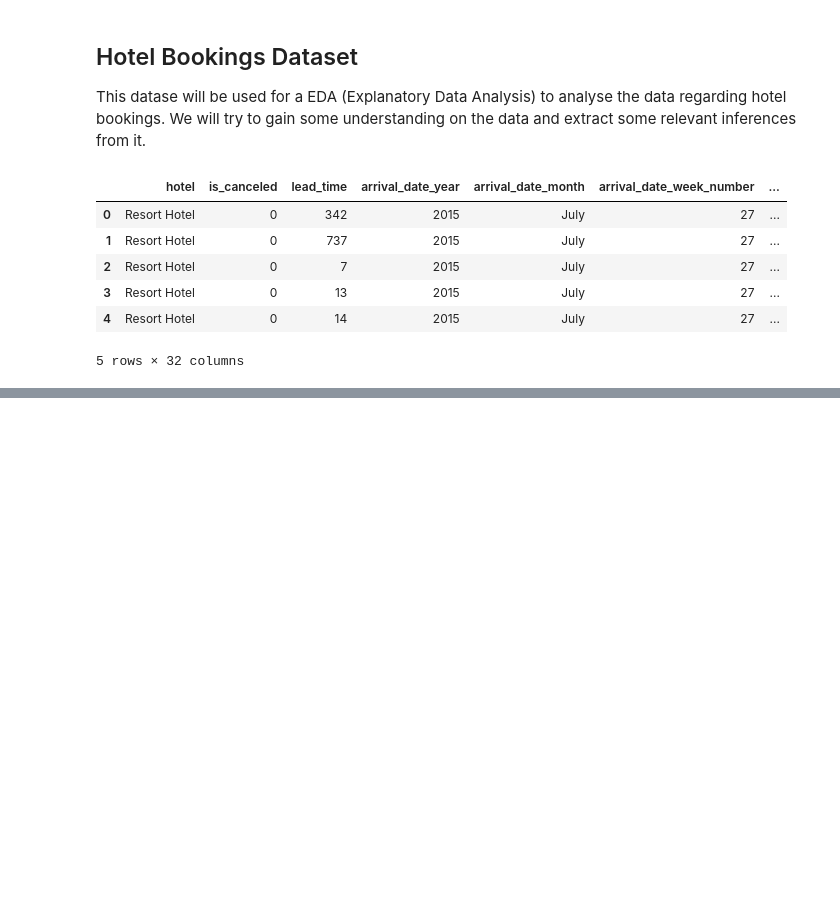
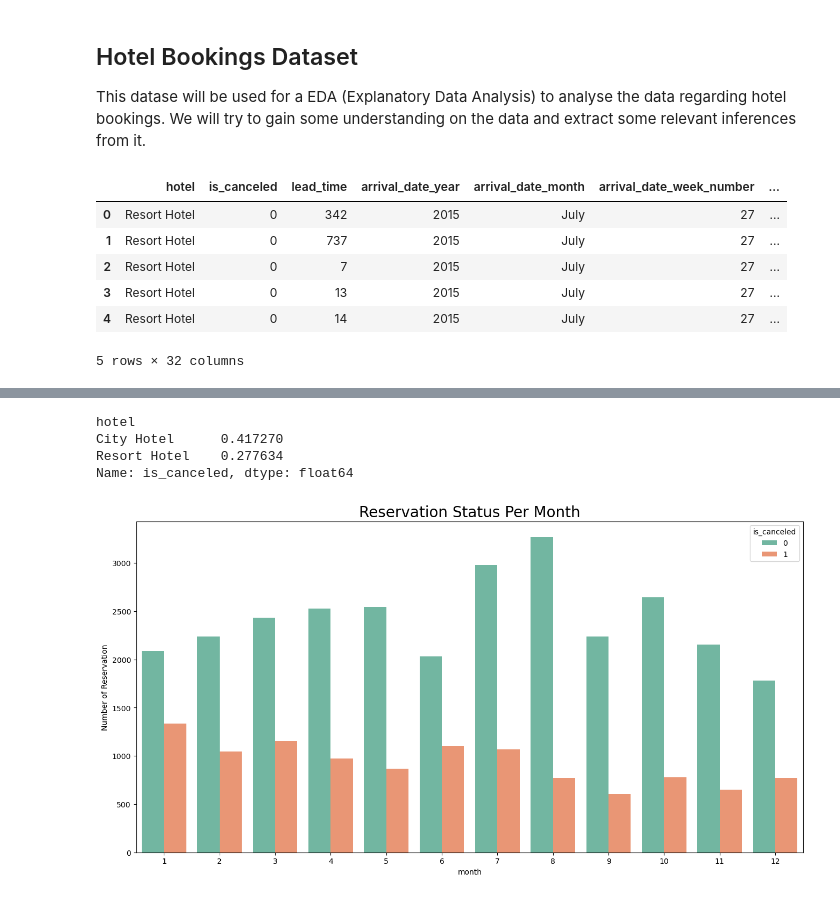
Before and after one commit to messabaouni/Booking-Demand, a Jupyter notebook: main.ipynb, the cells around one changed output, grey strips where cells are left out. Cells and saved outputs as stored; diff of their text form; code cells hidden in the pictures; blank space fills up the shorter version.

```diff
--- a/main.ipynb
+++ b/main.ipynb
@@ -64,0 +144,18 @@ htl_df[['agent','company']] = htl_df[['agent','company']].fillna(0)
+# %%
+htl_df.groupby(['hotel'])['is_canceled'].agg(lambda val: val.sum() / val.shape[0])
+# %% [output]
+hotel
+City Hotel      0.417270
+Resort Hotel    0.277634
+Name: is_canceled, dtype: float64
+# %%
+htl_df['month'] = htl_df['reservation_status_date'].dt.month
+plt.figure(figsize=(16,8))
+ax1 = sns.countplot(x='month', hue='is_canceled', data= htl_df[htl_df.hotel == 'Resort Hotel'], palette = 'Set2')
+legend_lebels,_ = ax1.get_legend_handles_labels()
+plt.title('Reservation Status Per Month', size = 20)
+plt.xlabel('month')
+plt.ylabel('Number of Reservation')
+plt.show()
+# %% [output]
+[figure, added]
```
Also changed, not shown: parts of 12 cells of this notebook.
